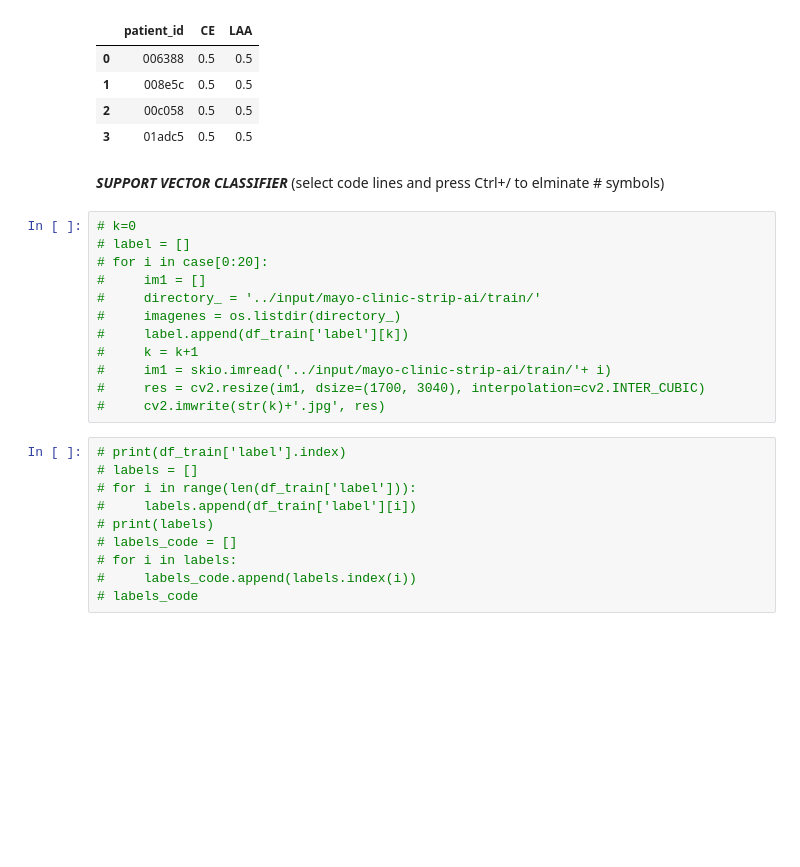
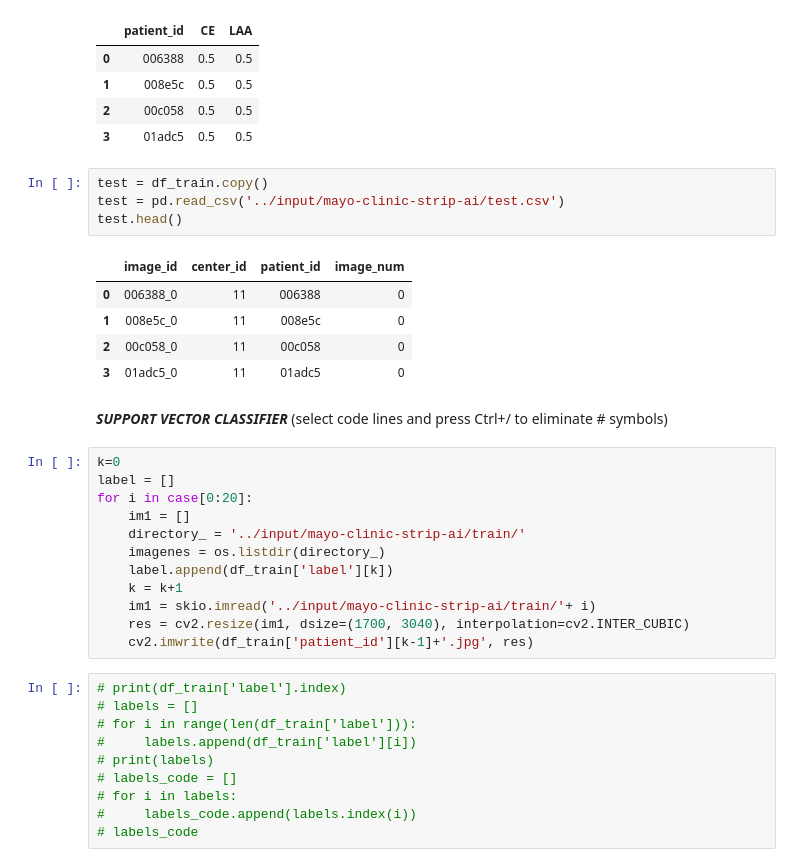
Before and after one commit to p3p31v/Mayo-Clinic, a Jupyter notebook: notebookd85fe10b94.ipynb, the cells around one changed output. Drawn from its saved outputs; the diff is of its cells as text; blank space fills up the shorter version.

Commit message:
Kaggle Notebook | Mayo Clinic - STRIP AI: SVC | Version 45

```diff
--- a/notebookd85fe10b94.ipynb
+++ b/notebookd85fe10b94.ipynb
@@ -117,20 +125,30 @@ sample_submission.head()
 | 1 | 008e5c | 0.5 | 0.5 |
 | 2 | 00c058 | 0.5 | 0.5 |
 | 3 | 01adc5 | 0.5 | 0.5 |
+# %%
+test = df_train.copy()
+test = pd.read_csv('../input/mayo-clinic-strip-ai/test.csv')
+test.head()
+# %% [output]
+|  | image_id | center_id | patient_id | image_num |
+| 0 | 006388_0 | 11 | 006388 | 0 |
+| 1 | 008e5c_0 | 11 | 008e5c | 0 |
+| 2 | 00c058_0 | 11 | 00c058 | 0 |
+| 3 | 01adc5_0 | 11 | 01adc5 | 0 |
 # %% [markdown]
-***SUPPORT VECTOR CLASSIFIER*** (select code lines and press Ctrl+/ to elminate # symbols)
+***SUPPORT VECTOR CLASSIFIER*** (select code lines and press Ctrl+/ to eliminate # symbols)
 # %%
-# k=0
-# label = []
-# for i in case[0:20]:
-#     im1 = []
-#     directory_ = '../input/mayo-clinic-strip-ai/train/'
-#     imagenes = os.listdir(directory_)
-#     label.append(df_train['label'][k])
-#     k = k+1
-#     im1 = skio.imread('../input/mayo-clinic-strip-ai/train/'+ i)
-#     res = cv2.resize(im1, dsize=(1700, 3040), interpolation=cv2.INTER_CUBIC)
-#     cv2.imwrite(str(k)+'.jpg', res)
+k=0
+label = []
+for i in case[0:20]:
+    im1 = []
+    directory_ = '../input/mayo-clinic-strip-ai/train/'
+    imagenes = os.listdir(directory_)
+    label.append(df_train['label'][k])
+    k = k+1
+    im1 = skio.imread('../input/mayo-clinic-strip-ai/train/'+ i)
+    res = cv2.resize(im1, dsize=(1700, 3040), interpolation=cv2.INTER_CUBIC)
+    cv2.imwrite(df_train['patient_id'][k-1]+'.jpg', res)
 # %%
 # print(df_train['label'].index)
 # labels = []
```
Also changed, not shown: parts of 6 cells of this notebook.
